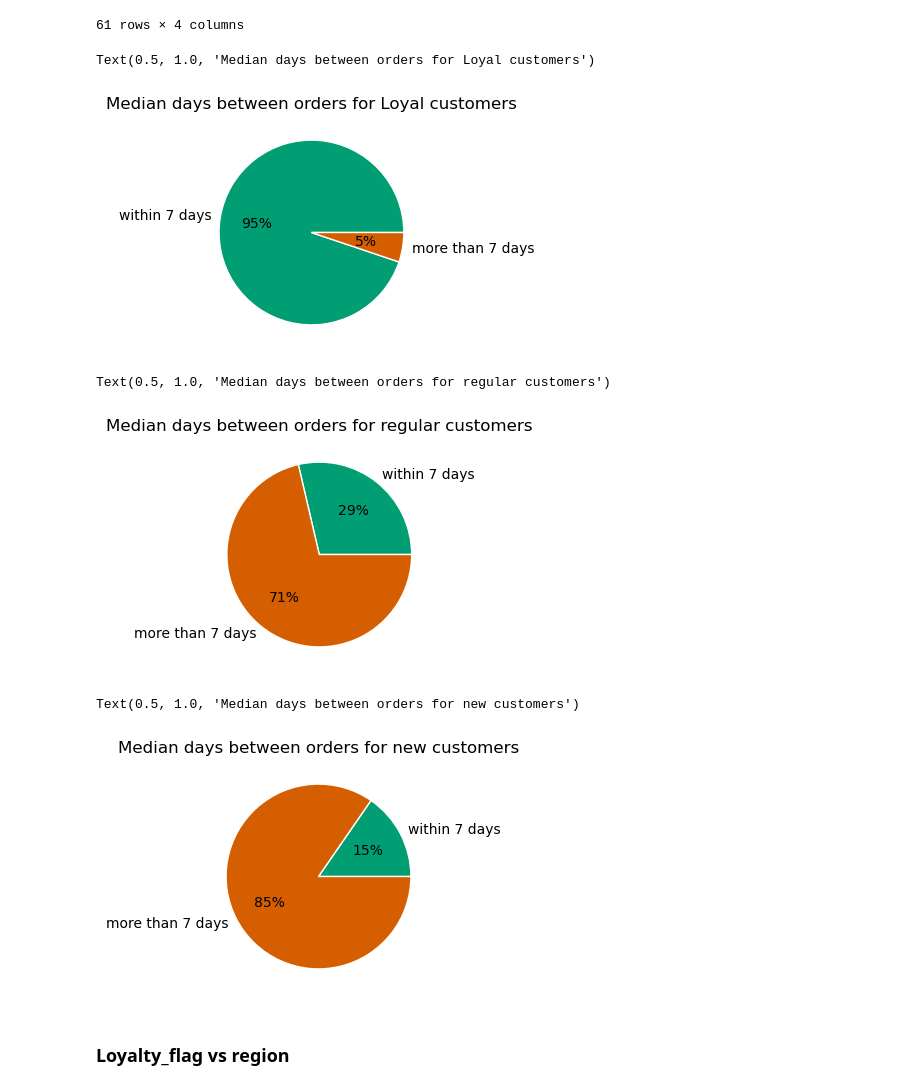
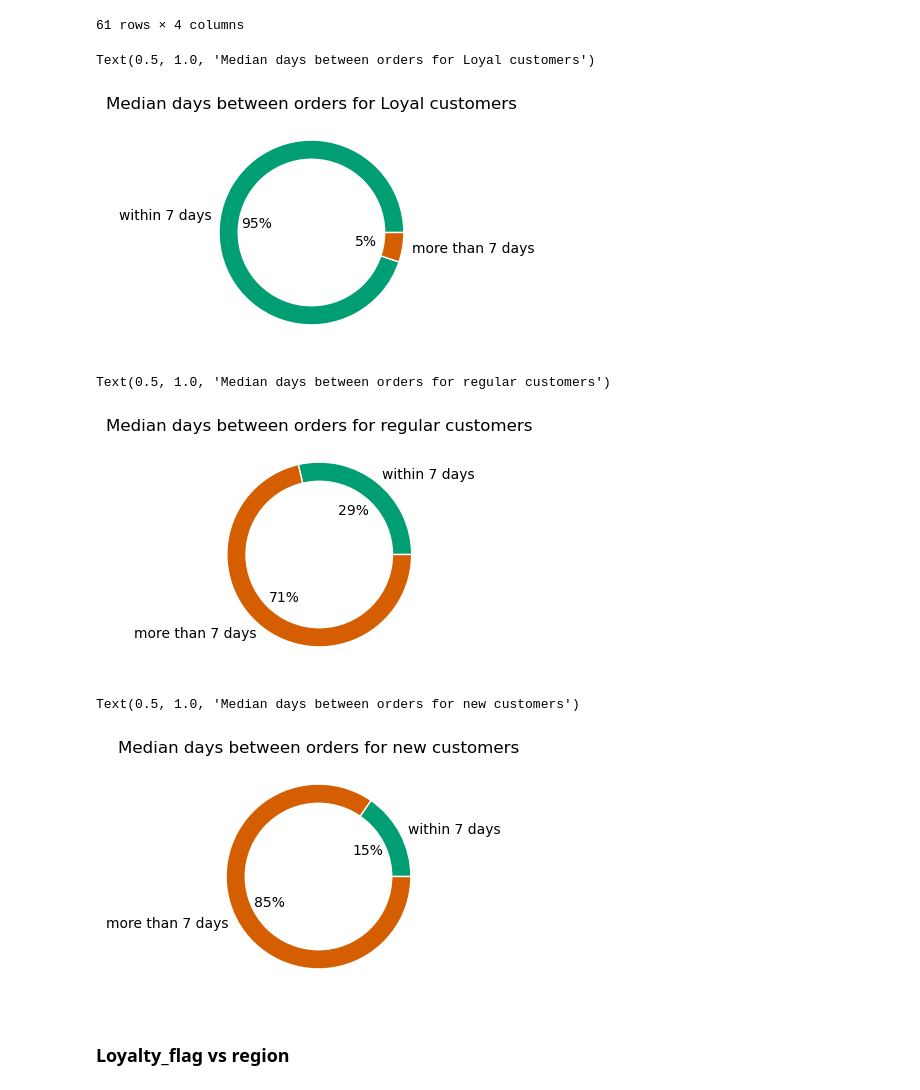
Before and after one commit to NevesFernandes/instacart, a Jupyter notebook: 3_Scripts/4_10_Coding_Etiquette_and_Excel_Reporting.ipynb, the cells around one changed output. Saved outputs shown, nothing was run; the diff lists cells and outputs as text; code cells hidden in the pictures.

```diff
--- a/3_Scripts/4_10_Coding_Etiquette_and_Excel_Reporting.ipynb
+++ b/3_Scripts/4_10_Coding_Etiquette_and_Excel_Reporting.ipynb
@@ -794,10 +806,12 @@ plt.pie([df_loyal_less_eq_7,df_loyal_more_7],
         colors = sns.color_palette("colorblind")[2:4],
         labels=['within 7 days', 'more than 7 days'])
 plt.ylabel('')
+center_circle = plt.Circle((0,0), 0.8, fc='white')
+plt.gca().add_artist(center_circle)
 plt.title('Median days between orders for Loyal customers')
 # %% [output]
 Text(0.5, 1.0, 'Median days between orders for Loyal customers')
-[figure, old version]
+[figure, new version]
 # %%
 # exactly same analysis, but now for regular customers
 
@@ -811,10 +825,12 @@ plt.pie([df_regular_less_eq_7,df_regular_more_7],
         colors = sns.color_palette("colorblind")[2:4],
         labels=['within 7 days', 'more than 7 days'])
 plt.ylabel('')
+center_circle = plt.Circle((0,0), 0.8, fc='white')
+plt.gca().add_artist(center_circle)
 plt.title('Median days between orders for regular customers')
 # %% [output]
 Text(0.5, 1.0, 'Median days between orders for regular customers')
-[figure, old version]
+[figure, new version]
 # %%
 # finally for new customers
 
@@ -823,15 +839,17 @@ df_new_more_7    = df_crosstab.loc[df_crosstab['median_days_between_orders'] > 7
 # %%
 pie_days_new = plt.figure(figsize=(3,3))
 plt.pie([df_new_less_eq_7,df_new_more_7],
         autopct=('%1.f%%'),
         wedgeprops={'linewidth': 1, 'edgecolor': 'white'},
         colors = sns.color_palette("colorblind")[2:4],
         labels=['within 7 days', 'more than 7 days'])
 plt.ylabel('')
+center_circle = plt.Circle((0,0), 0.8, fc='white')
+plt.gca().add_artist(center_circle)
 plt.title('Median days between orders for new customers')
 # %% [output]
 Text(0.5, 1.0, 'Median days between orders for new customers')
-[figure, old version]
+[figure, new version]
 # %% [markdown]
 ### Loyalty_flag vs region
 # %%
```
Also changed, not shown: parts of 4 cells of this notebook, 11 other files.
